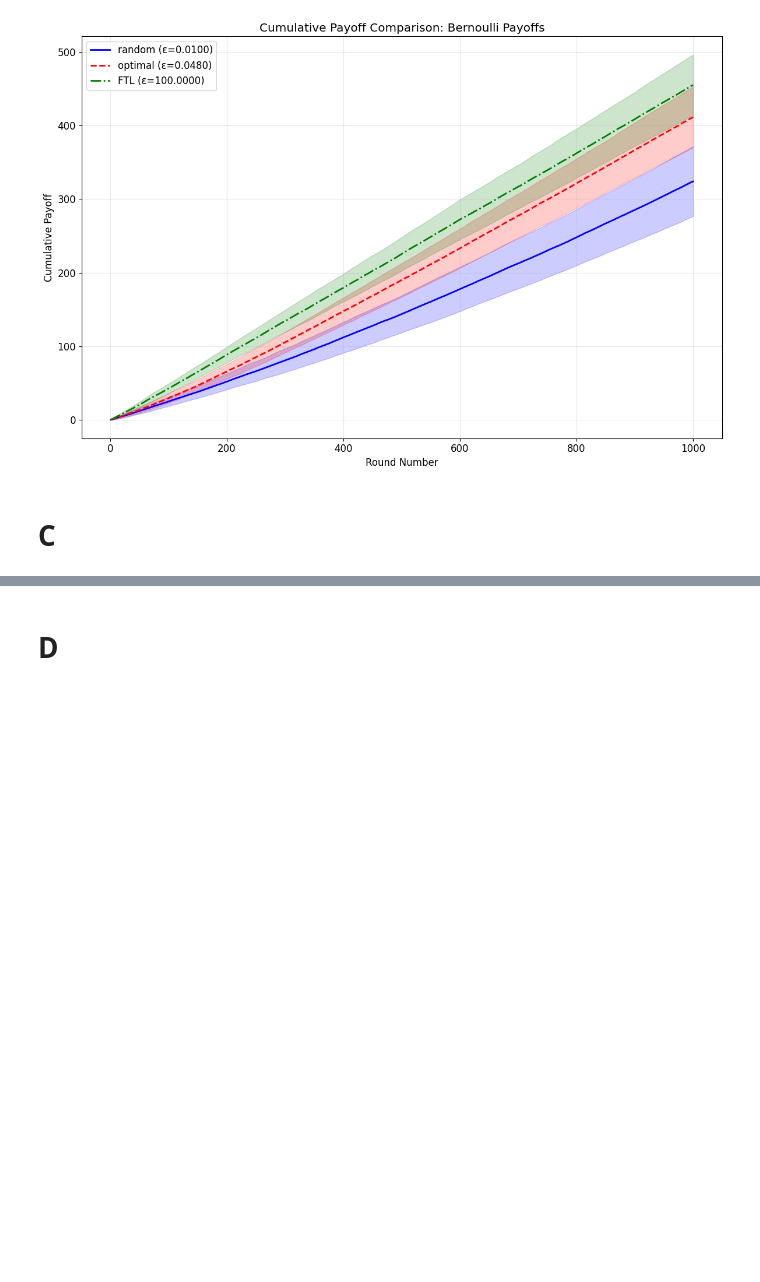
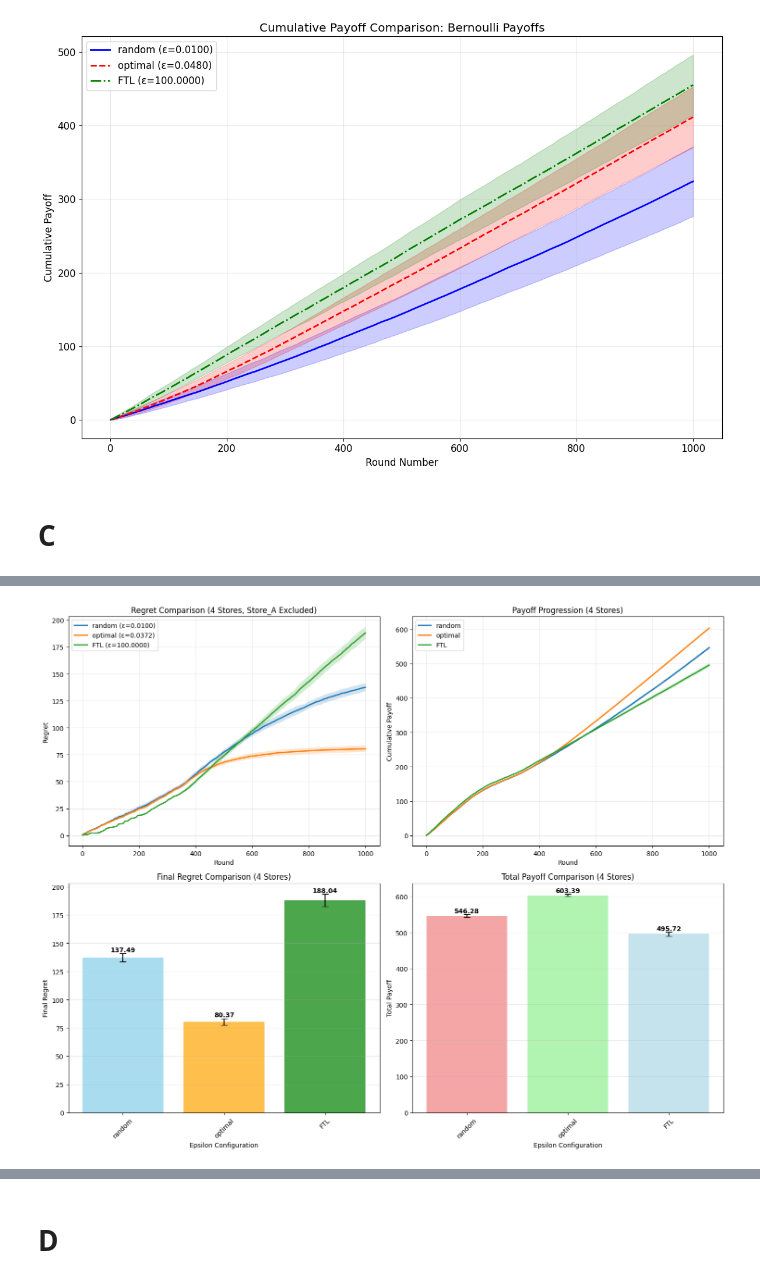
Before and after one commit to KoshiHarashima/CS332, a Jupyter notebook: 332Project2/code/final_analysis.ipynb, the cells around one changed output, grey strips where cells are left out. Drawn from its saved outputs; the diff is of its cells as text; code cells hidden in the pictures; blank space fills up the shorter version.

```diff
--- a/332Project2/code/final_analysis.ipynb
+++ b/332Project2/code/final_analysis.ipynb
@@ -608,0 +479,95 @@ print(f"\nEspace EW Algorithm analysis completed!")
+# %%
+# Visualize 4-store analysis results
+print("=== Creating 4-Store Analysis Visualizations ===")
+
+# Create comprehensive visualization
+fig, axes = plt.subplots(2, 2, figsize=(15, 12))
+
+# 1. Regret comparison
+ax1 = axes[0, 0]
+for result in results_4stores:
+    rounds = range(1, len(result['avg_regret']) + 1)
+    ax1.plot(rounds, result['avg_regret'],
+             label=f"{result['epsilon_name']} (ε={result['epsilon_value']:.4f})",
+             linewidth=2)
+    ax1.fill_between(rounds,
+                     result['avg_regret'] - result['std_regret'],
+                     result['avg_regret'] + result['std_regret'],
+                     alpha=0.2)
+
+ax1.set_xlabel('Round')
+ax1.set_ylabel('Regret')
+ax1.set_title('Regret Comparison (4 Stores, Store_A Excluded)')
+ax1.legend()
+ax1.grid(True, alpha=0.3)
+
+# 2. Payoff progression
+ax2 = axes[0, 1]
+for epsilon_name, data in payoff_progression_4stores.items():
+    rounds = range(1, len(data['avg_payoff']) + 1)
+    ax2.plot(rounds, data['avg_payoff'],
+             label=f"{epsilon_name}",
+             linewidth=2)
+    ax2.fill_between(rounds,
+                     data['avg_payoff'] - data['std_payoff'],
+                     data['avg_payoff'] + data['std_payoff'],
+                     alpha=0.2)
+
+ax2.set_xlabel('Round')
+ax2.set_ylabel('Cumulative Payoff')
+ax2.set_title('Payoff Progression (4 Stores)')
+ax2.legend()
+ax2.grid(True, alpha=0.3)
+
+# 3. Final regret comparison
+ax3 = axes[1, 0]
+epsilon_names = [r['epsilon_name'] for r in results_4stores]
+final_regrets = [r['final_regret'] for r in results_4stores]
+final_regret_stds = [r['final_regret_std'] for r in results_4stores]
+
+bars = ax3.bar(epsilon_names, final_regrets, yerr=final_regret_stds,
+               capsize=5, alpha=0.7, color=['skyblue', 'orange', 'green'])
+ax3.set_xlabel('Epsilon Configuration')
+ax3.set_ylabel('Final Regret')
+ax3.set_title('Final Regret Comparison (4 Stores)')
+ax3.tick_params(axis='x', rotation=45)
+ax3.grid(True, alpha=0.3, axis='y')
+
+# Add value labels on bars
+for bar, value, std in zip(bars, final_regrets, final_regret_stds):
+    ax3.text(bar.get_x() + bar.get_width()/2, bar.get_height() + std + 0.1,
+             f'{value:.2f}', ha='center', va='bottom', fontweight='bold')
+
+# 4. Total payoff comparison
+ax4 = axes[1, 1]
+total_payoffs = [r['avg_total_payoff'] for r in results_4stores]
+total_payoff_stds = [r['std_total_payoff'] for r in results_4stores]
+
+bars = ax4.bar(epsilon_names, total_payoffs, yerr=total_payoff_stds,
+               capsize=5, alpha=0.7, color=['lightcoral', 'lightgreen', 'lightblue'])
+ax4.set_xlabel('Epsilon Configuration')
+ax4.set_ylabel('Total Payoff')
+ax4.set_title('Total Payoff Comparison (4 Stores)')
+ax4.tick_params(axis='x', rotation=45)
+ax4.grid(True, alpha=0.3, axis='y')
+
+# Add value labels on bars
+for bar, value, std in zip(bars, total_payoffs, total_payoff_stds):
+    ax4.text(bar.get_x() + bar.get_width()/2, bar.get_height() + std + 0.1,
+             f'{value:.2f}', ha='center', va='bottom', fontweight='bold')
+
+plt.tight_layout()
+plt.savefig(figures_dir / 'espace_4stores_analysis_results.png', dpi=300, bbox_inches='tight')
+plt.show()
+
+print("4-Store analysis visualizations saved!")
+print(f"Saved to: {figures_dir / 'espace_4stores_analysis_results.png'}")
+
+# Print summary results
+print(f"\n=== 4-Store Analysis Summary ===")
+for result in results_4stores:
+    print(f"{result['epsilon_name']}:")
+    print(f"  Final Regret: {result['final_regret']:.4f} ± {result['final_regret_std']:.4f}")
+    print(f"  Total Payoff: {result['avg_total_payoff']:.4f} ± {result['std_total_payoff']:.4f}")
+    print()
+# %% [output]
@@ -608,0 +575 @@ print(f"\nEspace EW Algorithm analysis completed!")
+[figure, added]
```
Also changed, not shown: parts of 11 cells of this notebook, 45 other files.
